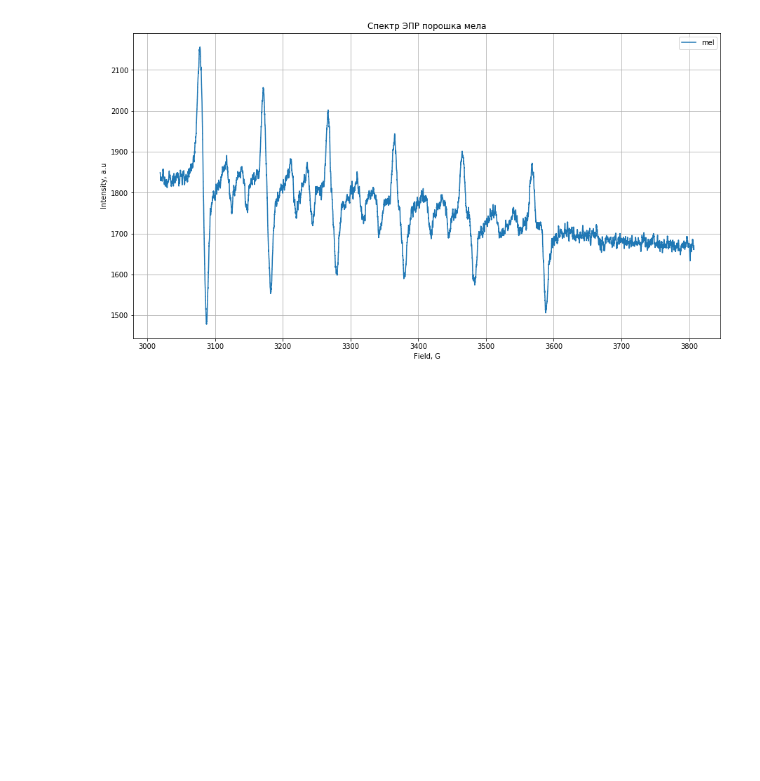
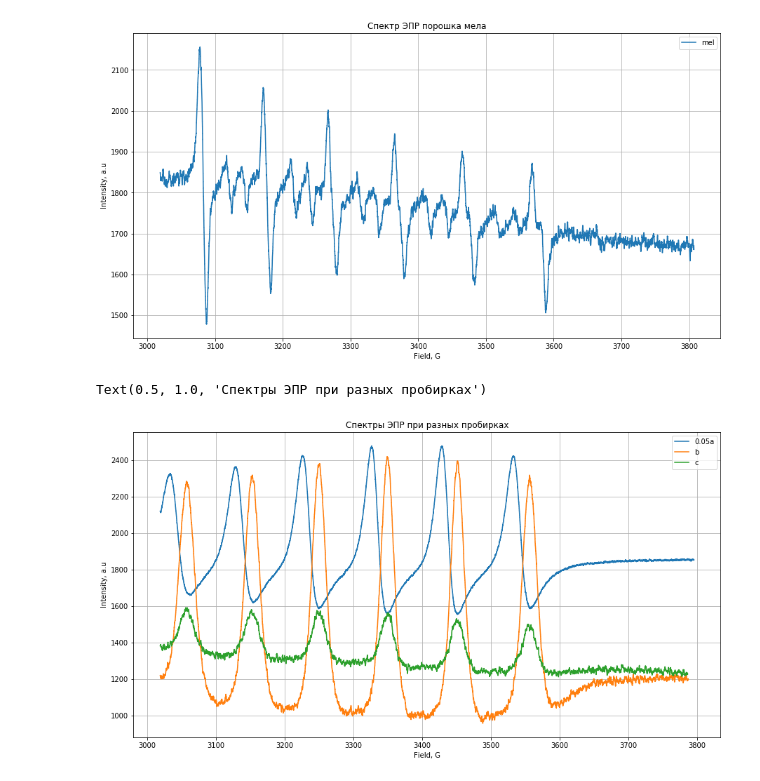
Before and after one commit to PKalashnikov12/EPR, a Jupyter notebook: EPR.ipynb, the cells around one changed output. Saved outputs shown, nothing was run; the diff lists cells and outputs as text; code cells hidden in the pictures; blank space fills up the shorter version.

```diff
--- a/EPR.ipynb
+++ b/EPR.ipynb
@@ -307,3 +307,26 @@ plt.title('Спектр ЭПР порошка мела')
 # %% [output]
 Text(0.5, 1.0, 'Спектр ЭПР порошка мела')
 [figure]
+# %%
+datab = pd.read_csv("4_0.05M_probirkaB_1000mA_x50.epr.txt", sep = "\t", names  = ['Field', 'intensity'],skiprows=[0])
+datac = pd.read_csv("4_0.05M_probirkaC_1000mA_x50.epr.txt", sep = "\t", names  = ['Field', 'intensity'],skiprows=[0])
+# %%
+xb = datab['Field']
+yb = datab['intensity']
+xc = datac['Field']
+yc = datac['intensity']
+# %%
+plt.figure(figsize=(15, 8)) # можно указать явно ширину и высоту графика (строчка не обязательна)\n",
+plt.plot(x01,y01, label='0.05a')
+plt.plot(xb,yb,label='b')
+plt.plot(xc,yc, label='c')
+plt.legend() # показывать легенду,
+plt.grid() # включить отрисовку сетки c определенными параметрами\n",
+plt.yticks() # можно явно указать, как подписывать ось\n",
+plt.xticks()
+plt.xlabel('Field, G')
+plt.ylabel('Intensity, a.u')
+plt.title('Спектры ЭПР при разных пробирках')
+# %% [output]
+Text(0.5, 1.0, 'Спектры ЭПР при разных пробирках')
+[figure, added]
```
